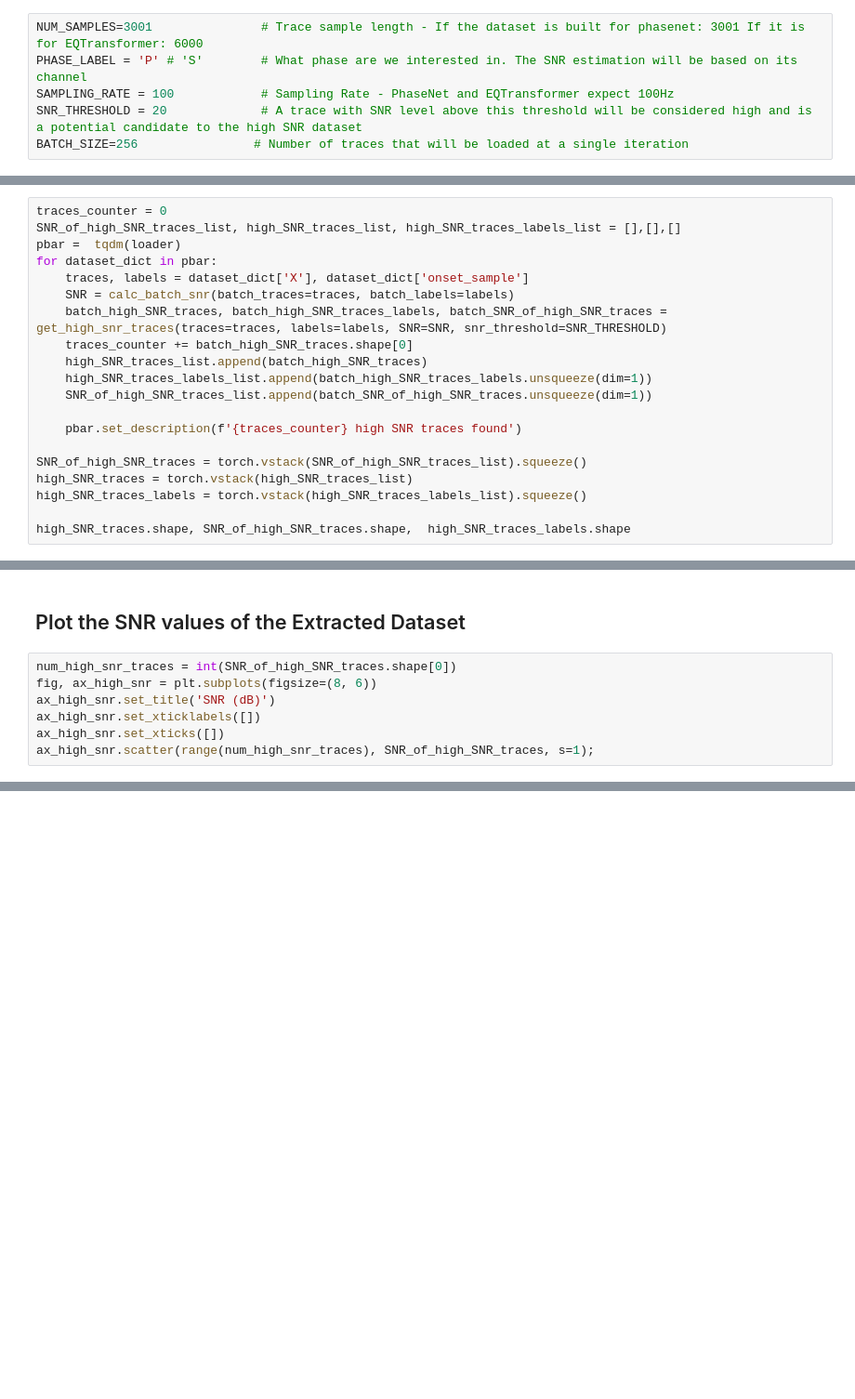
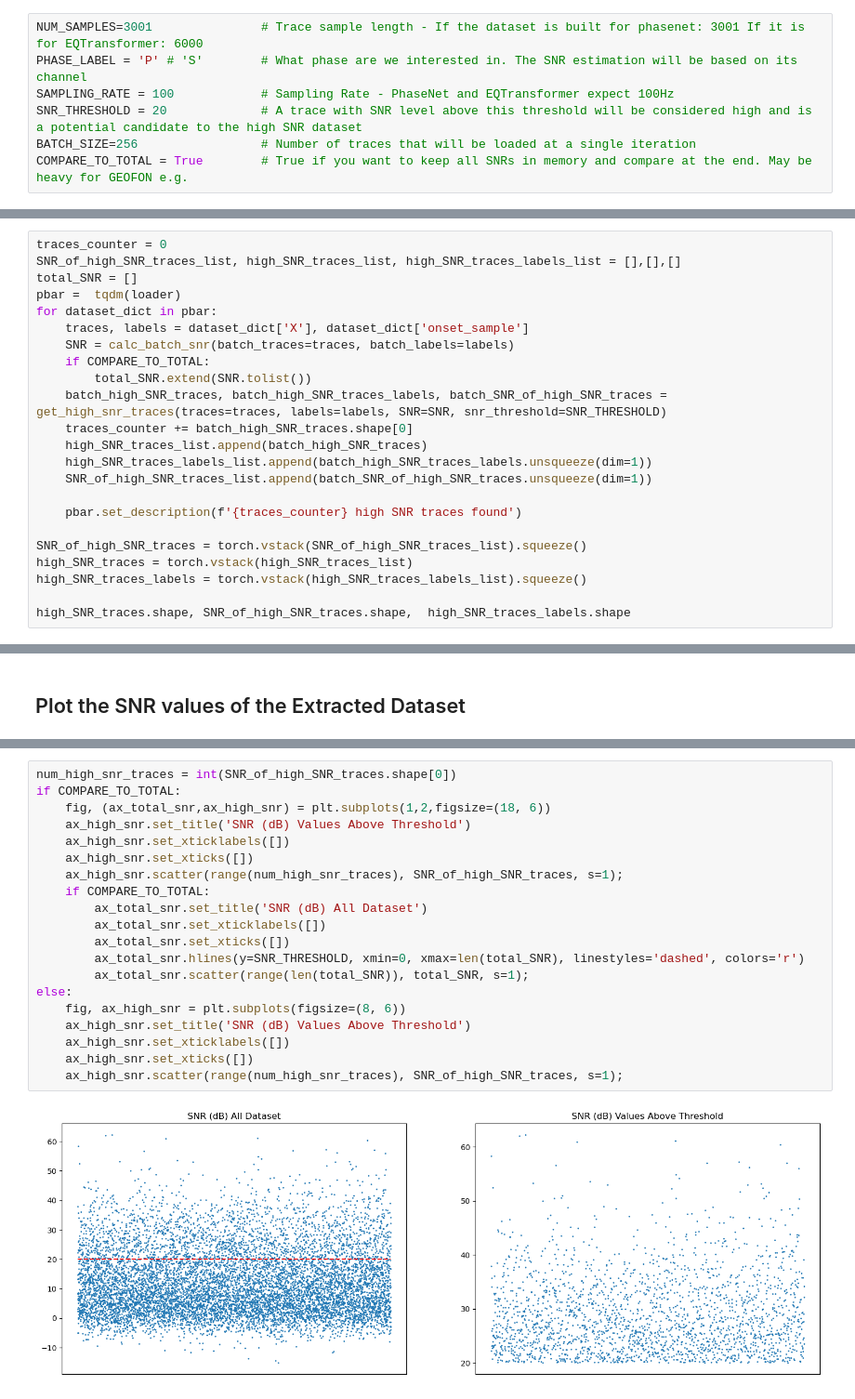
Before and after one commit to moshebeutel/summer_2022_Seismology, a Jupyter notebook: notebooks/create_high_snr_traces_dataset.ipynb, the cells around one changed output, grey strips where cells are left out. Shown at 93% size. Drawn from its saved outputs; the diff is of its cells as text; blank space fills up the shorter version.

Commit message:
Add compare to total snr values

```diff
--- a/notebooks/create_high_snr_traces_dataset.ipynb
+++ b/notebooks/create_high_snr_traces_dataset.ipynb
@@ -31,7 +31,8 @@ NUM_SAMPLES=3001               # Trace sample length - If the dataset is built f
 PHASE_LABEL = 'P' # 'S'        # What phase are we interested in. The SNR estimation will be based on its channel
 SAMPLING_RATE = 100            # Sampling Rate - PhaseNet and EQTransformer expect 100Hz
 SNR_THRESHOLD = 20             # A trace with SNR level above this threshold will be considered high and is a potential candidate to the high SNR dataset
-BATCH_SIZE=256                # Number of traces that will be loaded at a single iteration
+BATCH_SIZE=256                 # Number of traces that will be loaded at a single iteration
+COMPARE_TO_TOTAL = True        # True if you want to keep all SNRs in memory and compare at the end. May be heavy for GEOFON e.g.
 # %% [markdown]
 Browse the path the generated dataset will be saved:
 # %%
@@ -90,10 +91,13 @@ Load the whole traces batch by batch, calculate the traces snr and keep the trac
 # %%
 traces_counter = 0
 SNR_of_high_SNR_traces_list, high_SNR_traces_list, high_SNR_traces_labels_list = [],[],[]
+total_SNR = []
 pbar =  tqdm(loader)
 for dataset_dict in pbar:
     traces, labels = dataset_dict['X'], dataset_dict['onset_sample']
     SNR = calc_batch_snr(batch_traces=traces, batch_labels=labels)
+    if COMPARE_TO_TOTAL:
+        total_SNR.extend(SNR.tolist())
     batch_high_SNR_traces, batch_high_SNR_traces_labels, batch_SNR_of_high_SNR_traces = get_high_snr_traces(traces=traces, labels=labels, SNR=SNR, snr_threshold=SNR_THRESHOLD)
     traces_counter += batch_high_SNR_traces.shape[0]
     high_SNR_traces_list.append(batch_high_SNR_traces)
@@ -122,10 +126,3 @@ torch.save(high_SNR_traces_labels, os.path.join(SAVE_TO_PATH, 'original_labels.p
 torch.save(SNR_of_high_SNR_traces, os.path.join(SAVE_TO_PATH, 'original_traces_energy_ratio_snrs.pt'))
 # %% [markdown]
 ## Plot the SNR values of the Extracted Dataset
-# %%
-num_high_snr_traces = int(SNR_of_high_SNR_traces.shape[0])
-fig, ax_high_snr = plt.subplots(figsize=(8, 6))
-ax_high_snr.set_title('SNR (dB)')
-ax_high_snr.set_xticklabels([])
-ax_high_snr.set_xticks([])
-ax_high_snr.scatter(range(num_high_snr_traces), SNR_of_high_SNR_traces, s=1);
@@ -133,0 +129,22 @@ ax_high_snr.scatter(range(num_high_snr_traces), SNR_of_high_SNR_traces, s=1);
+# %%
+num_high_snr_traces = int(SNR_of_high_SNR_traces.shape[0])
+if COMPARE_TO_TOTAL:
+    fig, (ax_total_snr,ax_high_snr) = plt.subplots(1,2,figsize=(18, 6))
+    ax_high_snr.set_title('SNR (dB) Values Above Threshold')
+    ax_high_snr.set_xticklabels([])
+    ax_high_snr.set_xticks([])
+    ax_high_snr.scatter(range(num_high_snr_traces), SNR_of_high_SNR_traces, s=1);
+    if COMPARE_TO_TOTAL:
+        ax_total_snr.set_title('SNR (dB) All Dataset')
+        ax_total_snr.set_xticklabels([])
+        ax_total_snr.set_xticks([])
+        ax_total_snr.hlines(y=SNR_THRESHOLD, xmin=0, xmax=len(total_SNR), linestyles='dashed', colors='r')
+        ax_total_snr.scatter(range(len(total_SNR)), total_SNR, s=1);
+else:
+    fig, ax_high_snr = plt.subplots(figsize=(8, 6))
+    ax_high_snr.set_title('SNR (dB) Values Above Threshold')
+    ax_high_snr.set_xticklabels([])
+    ax_high_snr.set_xticks([])
+    ax_high_snr.scatter(range(num_high_snr_traces), SNR_of_high_SNR_traces, s=1);
+# %% [output]
+[figure, added]
```
Also changed, not shown: parts of 2 cells of this notebook.
